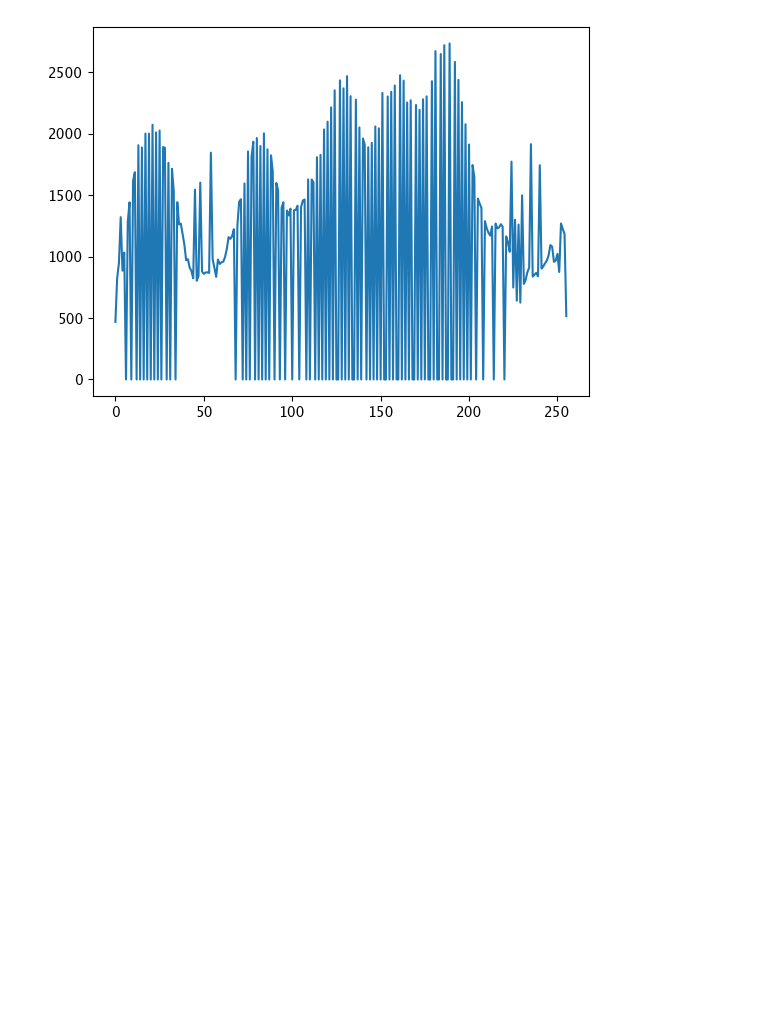
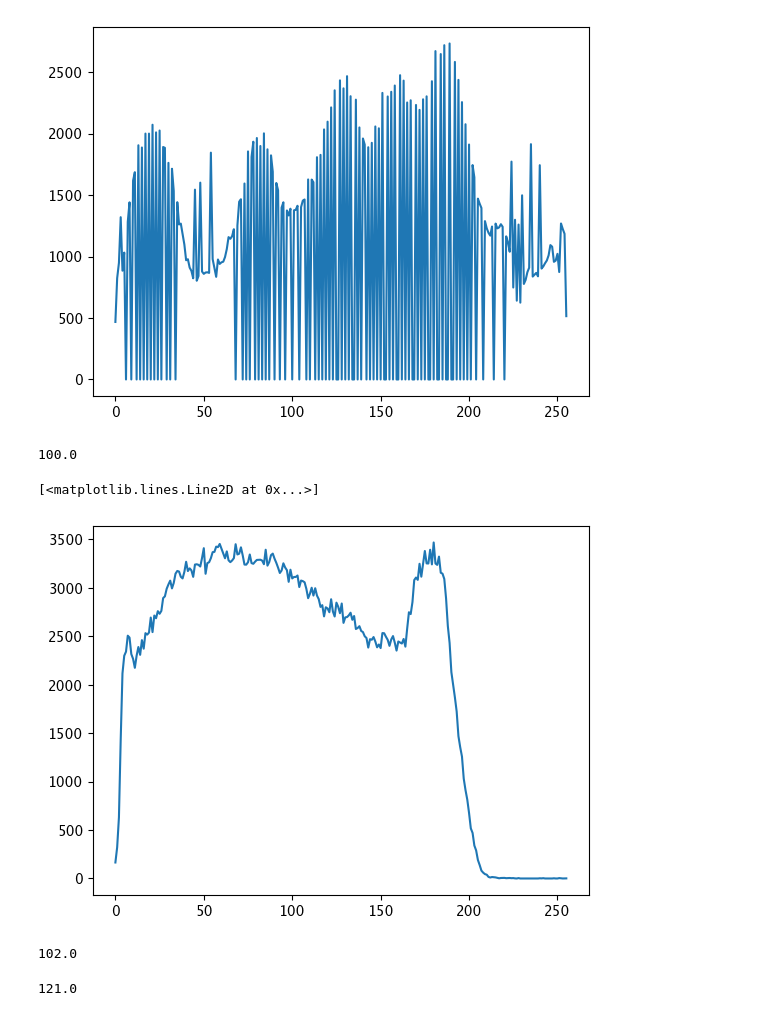
Before and after one commit to ethan032076/opencv-course, a Jupyter notebook: basic_image_processing.ipynb, the cells around one changed output. Cells and saved outputs as stored; diff of their text form; code cells hidden in the pictures; blank space fills up the shorter version.

Commit message:
added basic image processing ipynb

```diff
--- a/basic_image_processing.ipynb
+++ b/basic_image_processing.ipynb
@@ -153,0 +203,5 @@ cv2.destroyAllWindows()
+# %%
+img = cv2.imread('./data/src/Berry.jpg', 0)
+cv2.imshow('img', img)
+cv2.waitKey(0)
+cv2.destroyAllWindows()
@@ -153,0 +211,4 @@ cv2.destroyAllWindows()
+# %%
+ret
+# %% [output]
+100.0
@@ -153,0 +225,10 @@ cv2.destroyAllWindows()
+# %%
+hist = cv2.calcHist([img], [0], None, [256], [0, 256])
+plt.plot(hist)
+# %% [output]
+[<matplotlib.lines.Line2D at 0x...>]
+[figure, added]
+# %%
+ret2
+# %% [output]
+102.0
@@ -153,0 +242,4 @@ cv2.destroyAllWindows()
+# %%
+ret2
+# %% [output]
+121.0
```
Also changed, not shown: parts of 17 cells of this notebook.
